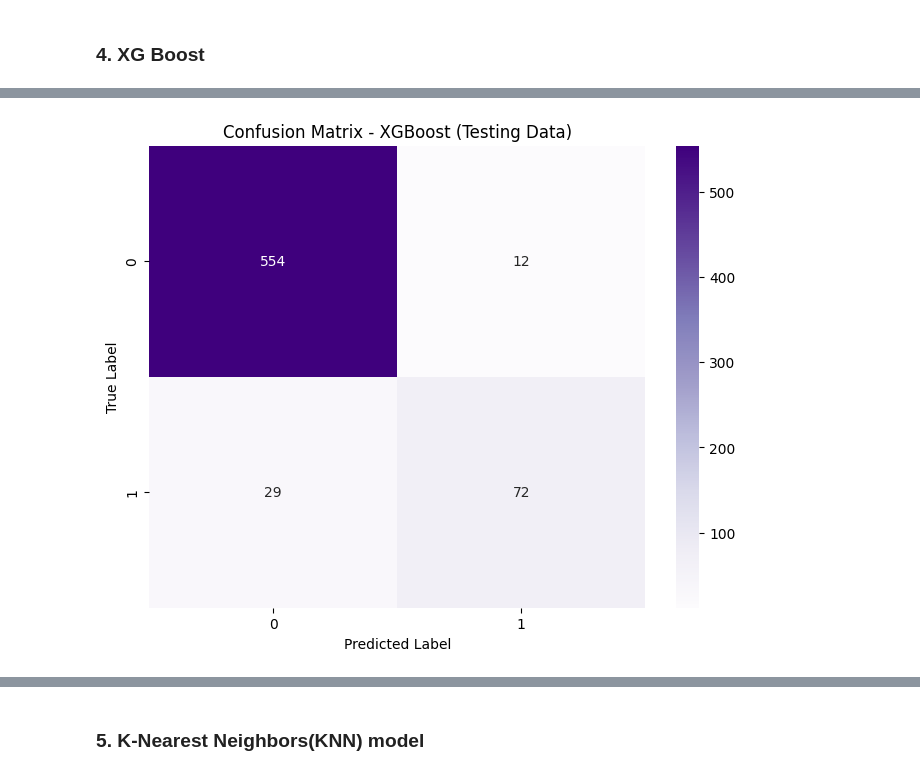
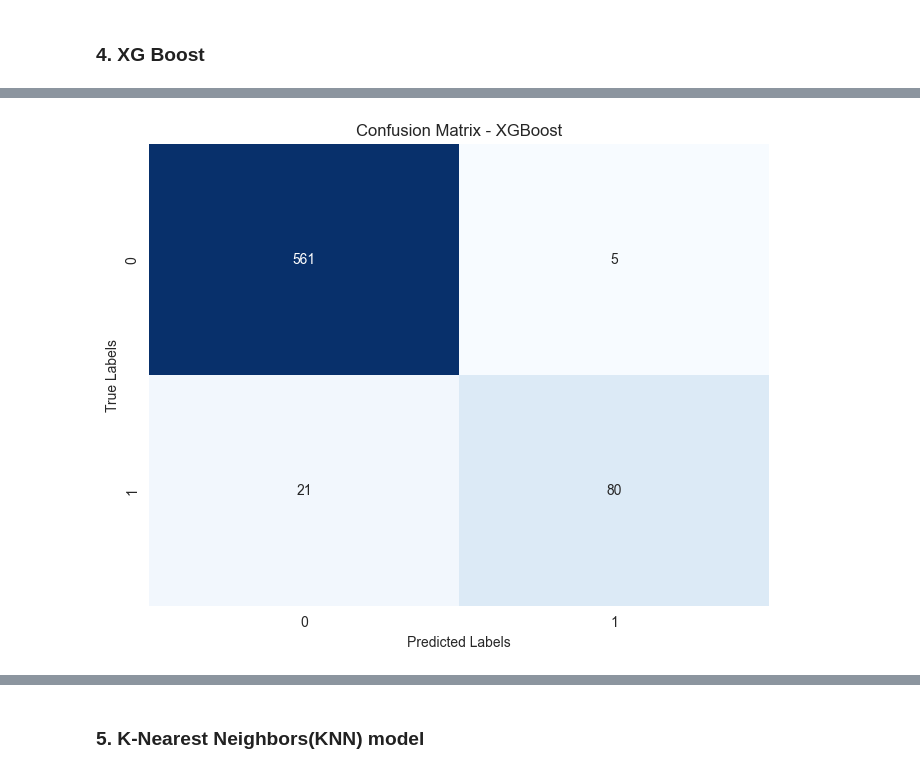
Before and after one commit to yunazzy/SyriaTel-Customer-Churn-Project, a Jupyter notebook: SyriaTel.ipynb, the cells around one changed output, grey strips where cells are left out. Cells and saved outputs as stored; diff of their text form; code cells hidden in the pictures.

```diff
--- a/SyriaTel.ipynb
+++ b/SyriaTel.ipynb
@@ -78,13 +83,6 @@ from sklearn.metrics import accuracy_score, classification_report, confusion_mat
 # Suppress warnings
 import warnings
 warnings.filterwarnings("ignore")
-# %%
-# Define a custom pastel color palette
-pastel_palette = ['#9b59b6', '#3498db', '#95a5a6', '#e74c3c', '#34495e',
-                  '#2ecc71', '#f1c40f', '#1abc9c', '#e67e22', '#16a085']
-
-# Set the color cycle to use the custom pastel color palette
-plt.rcParams['axes.prop_cycle'] = plt.cycler(color=pastel_palette)
 # %% [markdown]
 Loading the data from the csv file
 # %%
@@ -448,0 +527,2 @@ X_scaled_df = pd.DataFrame(X_scaled, columns=numerical_columns)
+# %%
+newdf = one_df
@@ -695,0 +818,19 @@ Mean CV Accuracy: 0.9399863678844221
+# %%
+from xgboost import XGBClassifier
+
+# Initialize XGBoost classifier
+xgb = XGBClassifier()
+
+# Train the model
+xgb.fit(X_train, y_train)
+
+# Predict on the test set
+y_pred_xgb = xgb.predict(X_test)
+
+# Calculate accuracy
+accuracy_xgb = accuracy_score(y_test, y_pred_xgb)
+print("Accuracy:", accuracy_xgb)
+
+# Generate classification report
+print("\nClassification Report:")
+print(classification_report(y_test, y_pred_xgb))
@@ -696,16 +849,13 @@ Mean CV Accuracy: 0.9399863678844221
 # %%
-# Predict labels for the testing data
-y_test_pred = xgb_model.predict(X_test)
-
-# Compute confusion matrix
-conf_matrix = confusion_matrix(y_test, y_test_pred)
+# Generate confusion matrix
+conf_matrix_xgb = confusion_matrix(y_test, y_pred_xgb)
 
 # Plot confusion matrix
 plt.figure(figsize=(8, 6))
-sns.heatmap(conf_matrix, annot=True, fmt='d', cmap='Purples')
-plt.xlabel('Predicted Label')
-plt.ylabel('True Label')
-plt.title('Confusion Matrix - XGBoost (Testing Data)')
+sns.heatmap(conf_matrix_xgb, annot=True, fmt="d", cmap="Blues", cbar=False)
+plt.title("Confusion Matrix - XGBoost")
+plt.xlabel("Predicted Labels")
+plt.ylabel("True Labels")
 plt.show()
 # %% [output]
-[figure, old version]
+[figure, new version]
```
Also changed, not shown: parts of 86 cells of this notebook, 6 other files.
